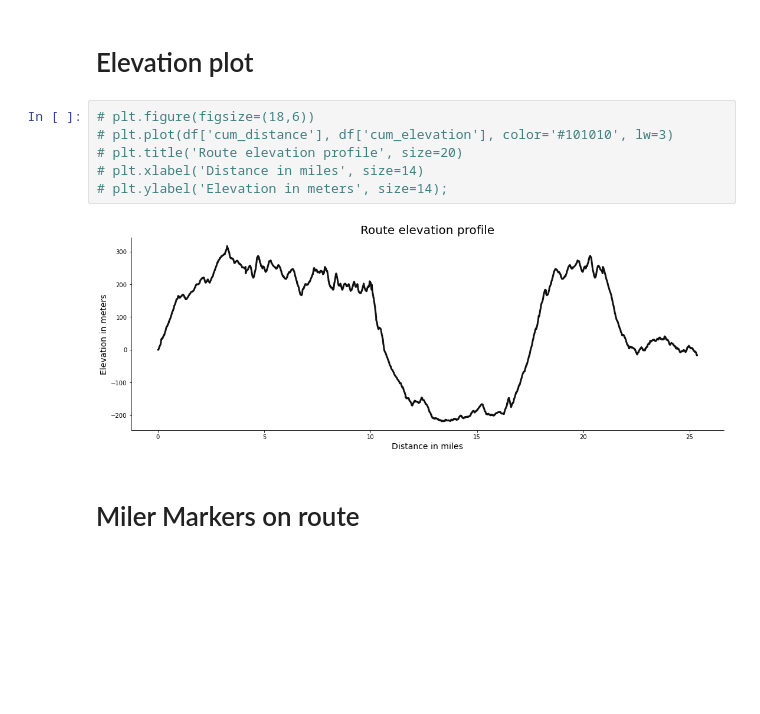
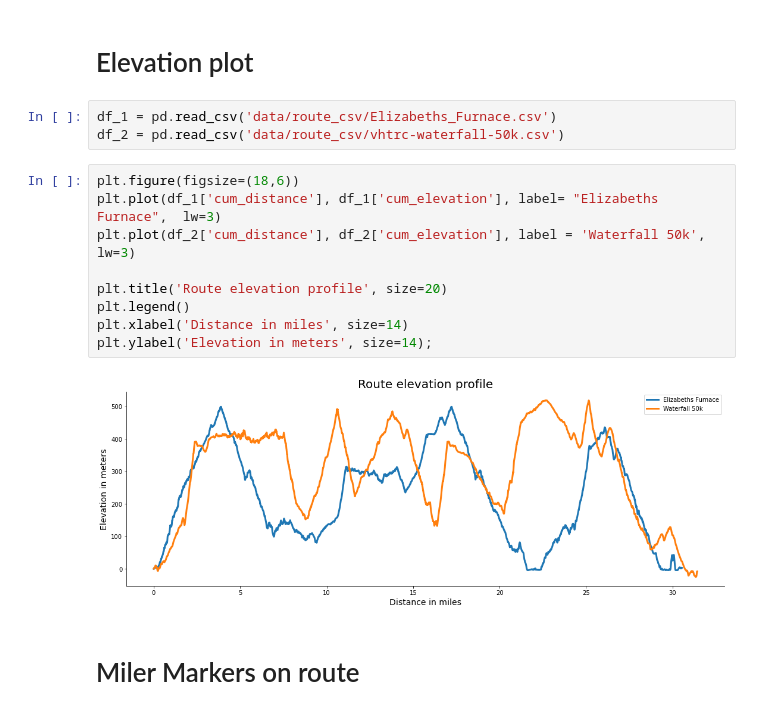
Before and after one commit to lrhf97/gpx_analysis, a Jupyter notebook: final_grade_analysis.ipynb, the cells around one changed output. Saved outputs shown, nothing was run; the diff lists cells and outputs as text; blank space fills up the shorter version.

```diff
--- a/final_grade_analysis.ipynb
+++ b/final_grade_analysis.ipynb
@@ -179,13 +166,19 @@ NameError: name 'df_twot' is not defined
 # %% [markdown]
 # Elevation plot
+# %%
+df_1 = pd.read_csv('data/route_csv/Elizabeths_Furnace.csv')
+df_2 = pd.read_csv('data/route_csv/vhtrc-waterfall-50k.csv')
 # %%
-# plt.figure(figsize=(18,6))
-# plt.plot(df['cum_distance'], df['cum_elevation'], color='#101010', lw=3)
-# plt.title('Route elevation profile', size=20)
-# plt.xlabel('Distance in miles', size=14)
-# plt.ylabel('Elevation in meters', size=14);
+plt.figure(figsize=(18,6))
+plt.plot(df_1['cum_distance'], df_1['cum_elevation'], label= "Elizabeths Furnace",  lw=3)
+plt.plot(df_2['cum_distance'], df_2['cum_elevation'], label = 'Waterfall 50k',  lw=3)
+
+plt.title('Route elevation profile', size=20)
+plt.legend()
+plt.xlabel('Distance in miles', size=14)
+plt.ylabel('Elevation in meters', size=14);
 # %% [output]
-[figure, old version]
+[figure, new version]
 # %% [markdown]
 # Miler Markers on route
 # %%
```
Also changed, not shown: parts of 12 cells of this notebook.
